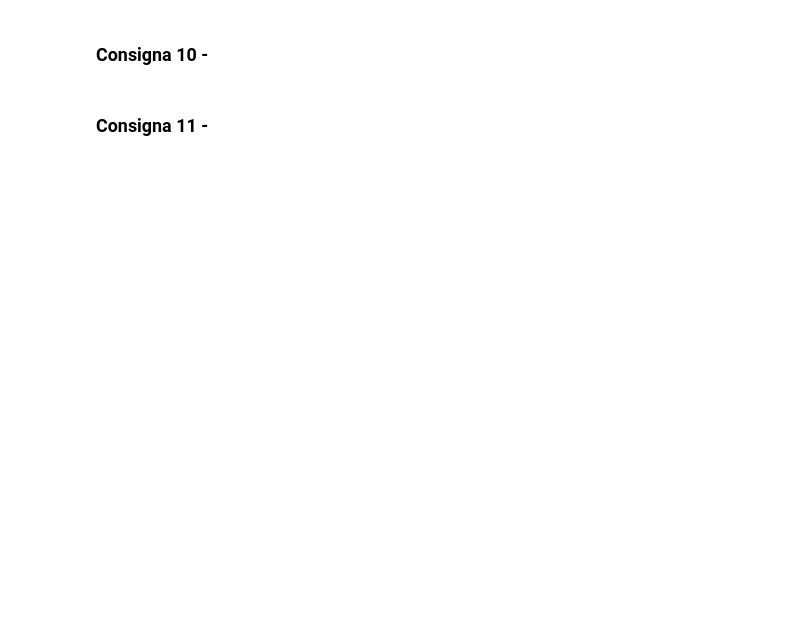
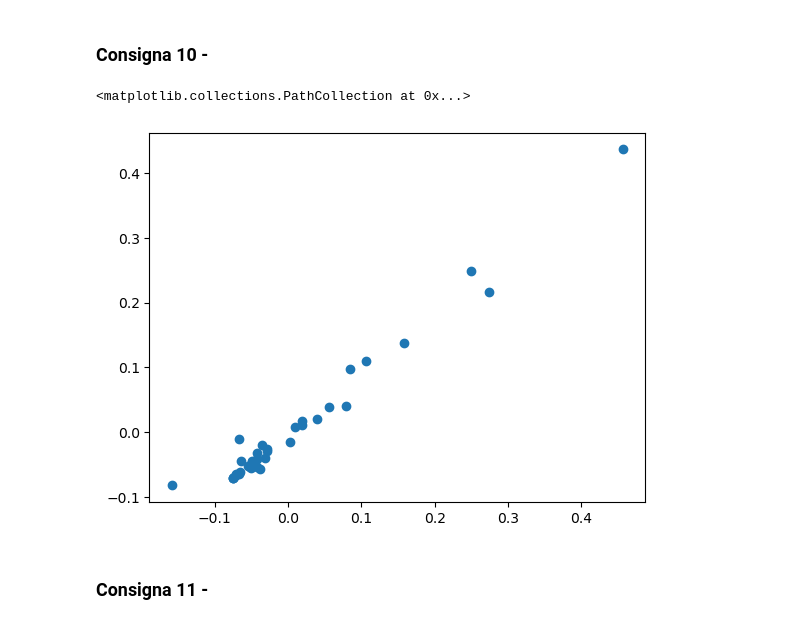
Before and after one commit to MatildaBartoli/TP2-ALC-2024, a Jupyter notebook: grupo_20_TP2.ipynb, the cells around one changed output. Drawn from its saved outputs; the diff is of its cells as text; code cells hidden in the pictures; blank space fills up the shorter version.

```diff
--- a/grupo_20_TP2.ipynb
+++ b/grupo_20_TP2.ipynb
@@ -354,4 +390,41 @@ autovalor2 = autovector2.T @ C_ / (np.linalg.norm(autovector2)**2)
 # %% [markdown]
 ### Consigna 10 -
+# %%
+#calculo H
+H = Arr @ inv(np.identity(40)-Arr)
+
+#normalizo
+H_n = E40 @ H
+
+#hacemos la matriz de covarianza
+C = H_n.T @ H_n / 39
+
+#hallamos el primer par autovector-autovalor (el de mayor autovalor)
+autovector1 = metodoPotenciaHotelling(C)
+autovalor1 = autovector1.T @ C @ autovector1 / (np.linalg.norm(autovector1)**2)
+
+#creamos una nueva matriz sin proyección en el autovector hallado, para evitar que
+#aparezca en el método de la potencia
+C_ = C - autovalor1 * np.outer(autovector1, autovector1)
+
+#hallamos el segundo par autovector-autovalor
+autovector2 = metodoPotenciaHotelling(C_)
+autovalor2 = autovector2.T @ C_ @ autovector2 / (np.linalg.norm(autovector2)**2)
+
+
+#tomamos los dos vectores más representativos
+V = np.array([autovector1, autovector2]).reshape((40, 2))
+
+#reducimos la matriz original según estos vectores
+Puntos = H_n @ V
+
+
+fig, ax = plt.subplots()
+#graficamos
+ax.scatter(x = Puntos[:, 0], y = Puntos[:, 1])
+#TODO make pretty
+# %% [output]
+<matplotlib.collections.PathCollection at 0x...>
+[figure, added]
 # %% [markdown]
 ### Consigna 11 -
```
Also changed, not shown: parts of 7 cells of this notebook, 1 other file.
